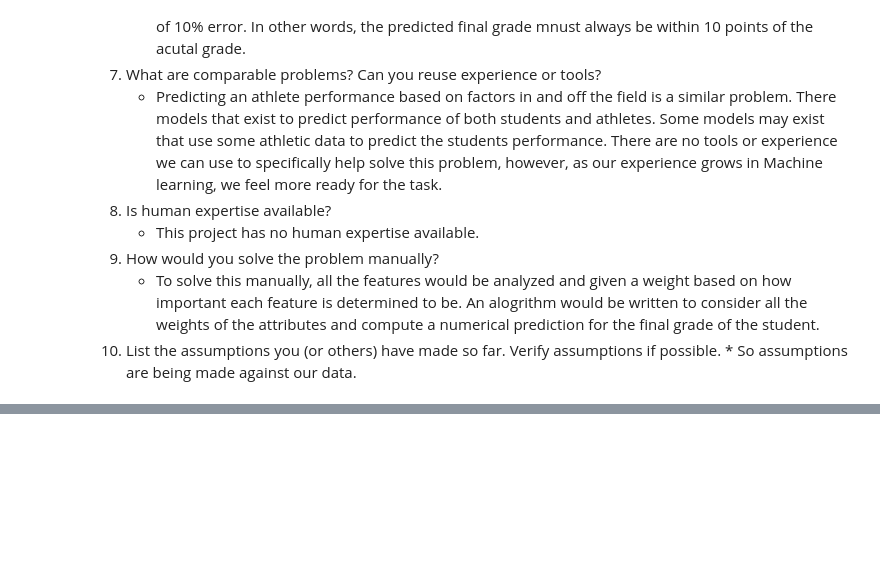
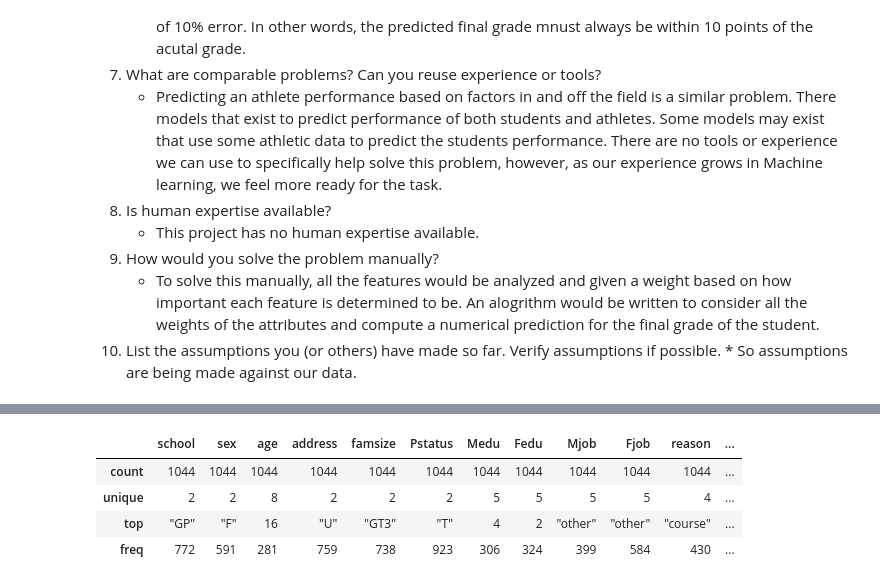
Before and after one commit to MShimer33/MachineLearningFinalProject, a Jupyter notebook: education.ipynb, the cells around one changed output, grey strips where cells are left out. Saved outputs shown, nothing was run; the diff lists cells and outputs as text; code cells hidden in the pictures; blank space fills up the shorter version.

```diff
--- a/education.ipynb
+++ b/education.ipynb
@@ -96,0 +116,8 @@ data.head(100)
+# %%
+data.describe()
+# %% [output]
+|  | school | sex | age | address | famsize | Pstatus | Medu | Fedu | Mjob | Fjob | reason | ... |
+| count | 1044 | 1044 | 1044 | 1044 | 1044 | 1044 | 1044 | 1044 | 1044 | 1044 | 1044 | ... |
+| unique | 2 | 2 | 8 | 2 | 2 | 2 | 5 | 5 | 5 | 5 | 4 | ... |
+| top | "GP" | "F" | 16 | "U" | "GT3" | "T" | 4 | 2 | "other" | "other" | "course" | ... |
+| freq | 772 | 591 | 281 | 759 | 738 | 923 | 306 | 324 | 399 | 584 | 430 | ... |
```
Also changed, not shown: parts of 5 cells of this notebook.
